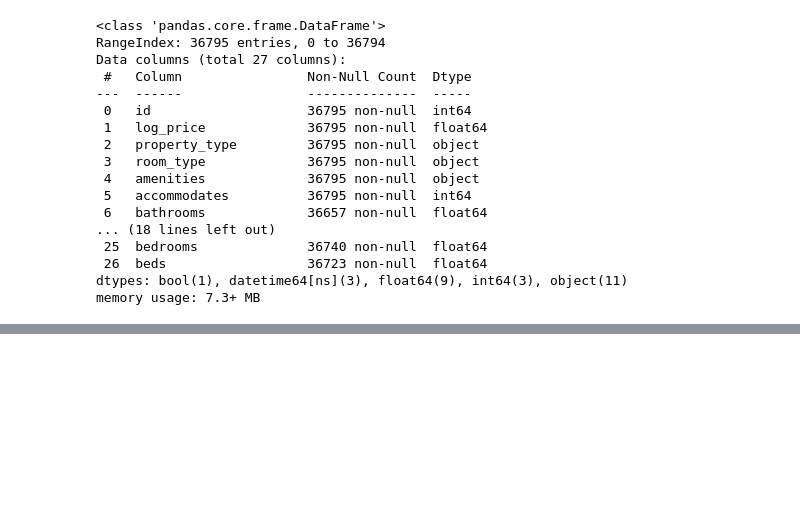
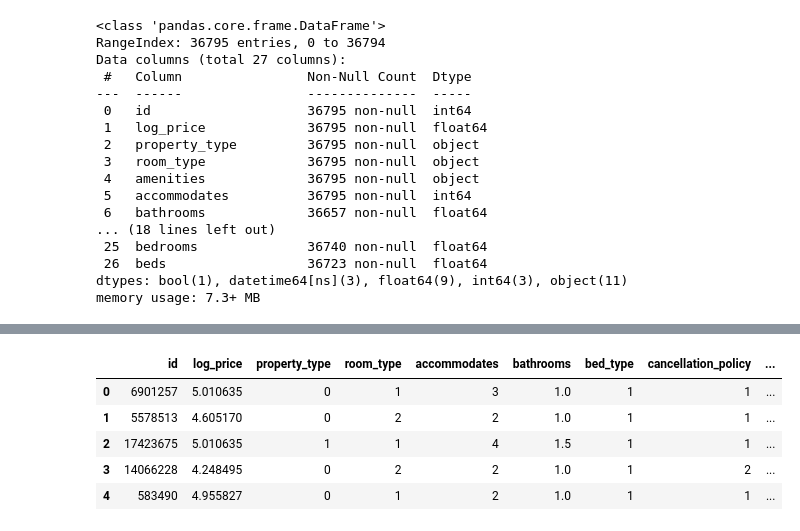
Before and after one commit to ups1610/Vacation_homez, a Jupyter notebook: notebooks/EDA.ipynb, the cells around one changed output, grey strips where cells are left out. Cells and saved outputs as stored; diff of their text form; code cells hidden in the pictures; blank space fills up the shorter version.

```diff
--- a/notebooks/EDA.ipynb
+++ b/notebooks/EDA.ipynb
@@ -71,0 +127,14 @@ df['cleaning_fee'] = df['cleaning_fee'].map(cleaning_map).astype('float')
+# %%
+new_df = df
+new_df.drop('host_response_rate',axis=1,inplace=True)
+# %%
+new_df.drop(['first_review','last_review','host_since','amenities','name','description','neighbourhood','zipcode'],axis=1,inplace=True)
+# %%
+new_df.head()
+# %% [output]
+|  | id | log_price | property_type | room_type | accommodates | bathrooms | bed_type | cancellation_policy | ... |
+| 0 | 6901257 | 5.010635 | 0 | 1 | 3 | 1.0 | 1 | 1 | ... |
+| 1 | 5578513 | 4.605170 | 0 | 2 | 2 | 1.0 | 1 | 1 | ... |
+| 2 | 17423675 | 5.010635 | 1 | 1 | 4 | 1.5 | 1 | 1 | ... |
+| 3 | 14066228 | 4.248495 | 0 | 2 | 2 | 1.0 | 1 | 2 | ... |
+| 4 | 583490 | 4.955827 | 0 | 1 | 2 | 1.0 | 1 | 1 | ... |
```
Also changed, not shown: parts of 24 cells of this notebook, 1 other file.
